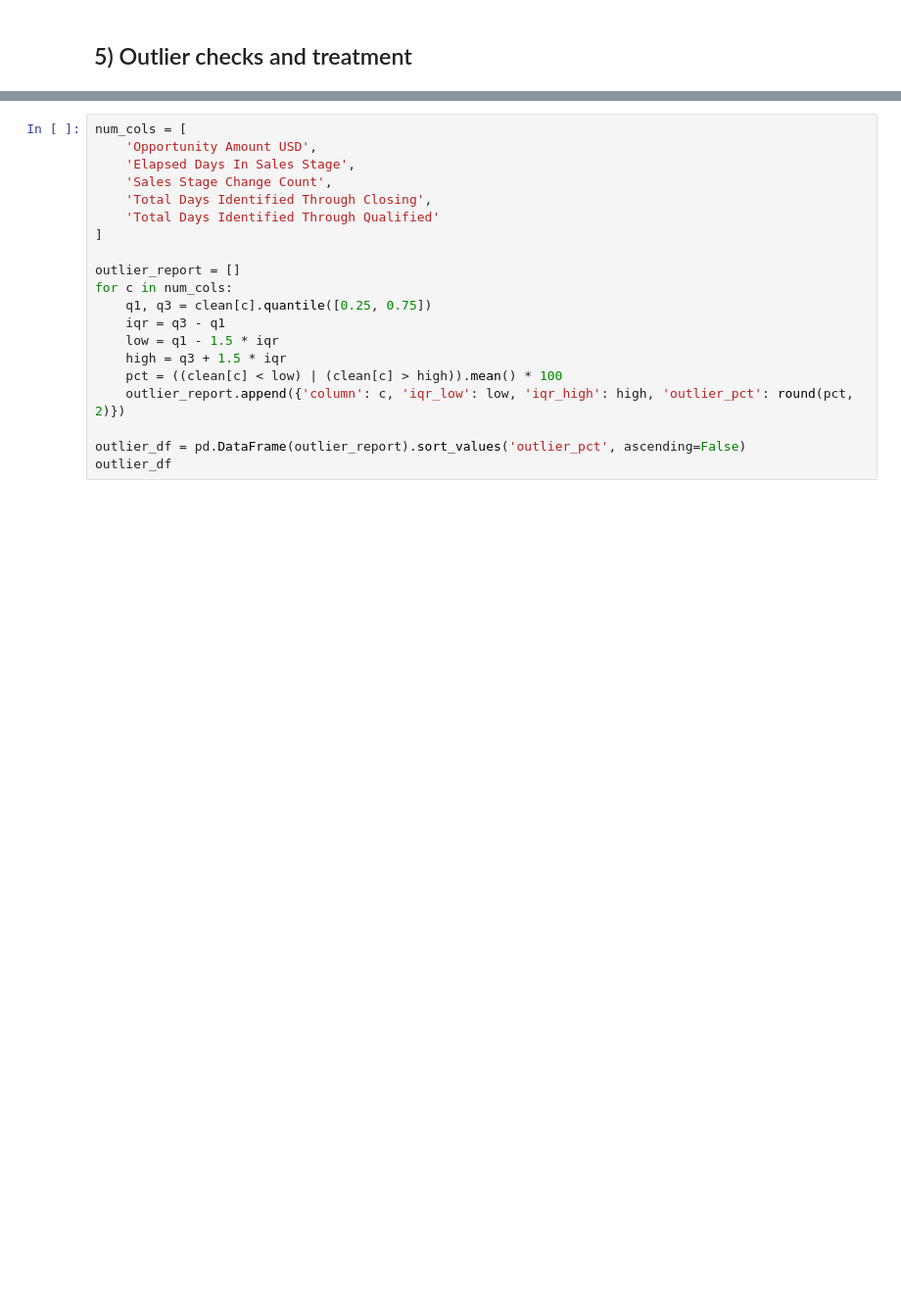
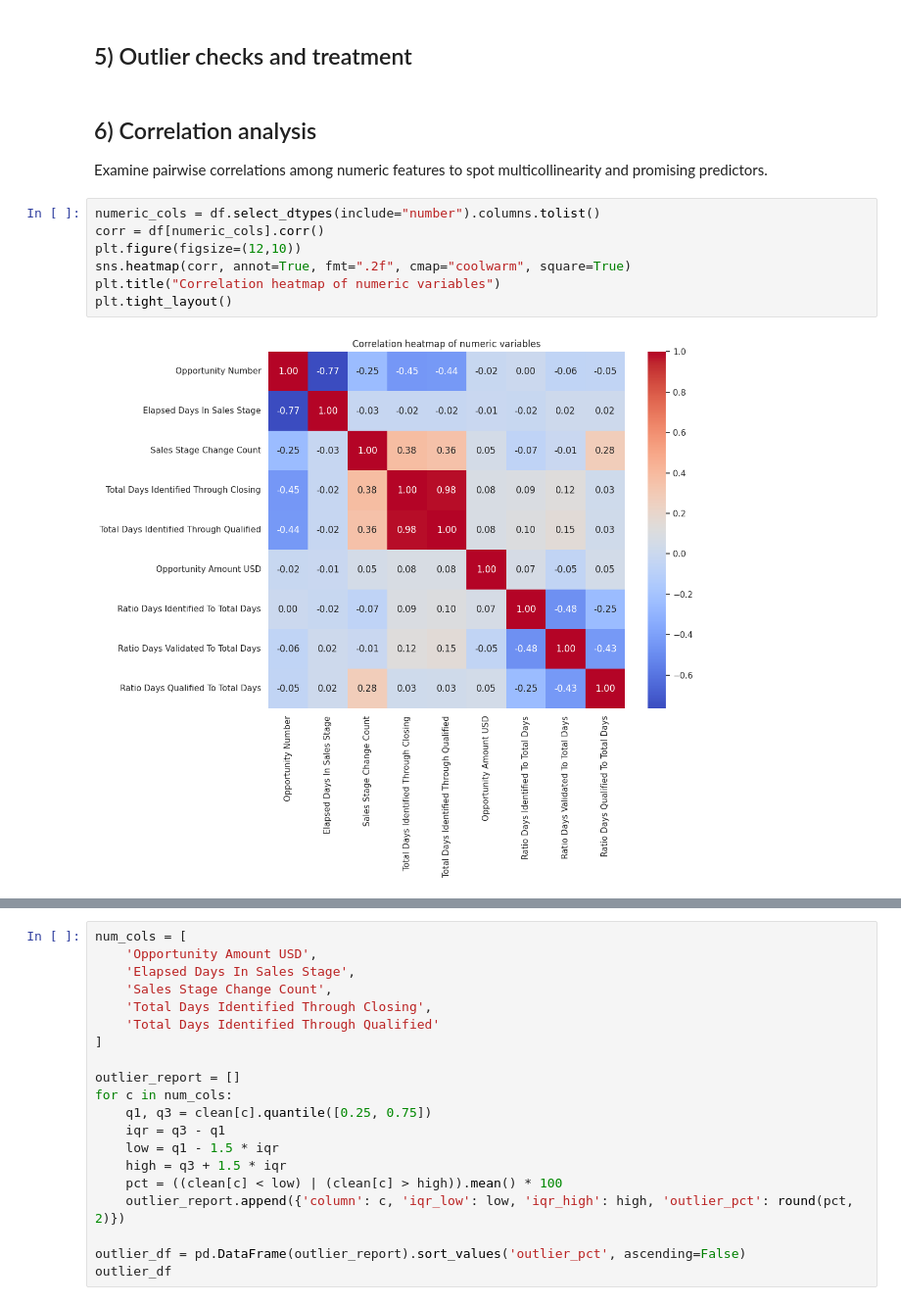
Before and after one commit to mrbungie/mib_cars_analysis, a Jupyter notebook: notebooks/01_eda_cleansing.ipynb, the cells around one changed output, grey strips where cells are left out. Shown at 98% size. Saved outputs shown, nothing was run; the diff lists cells and outputs as text; blank space fills up the shorter version.

Commit message:
Expand EDA: correlation heatmap, distributions, segment analysis

```diff
--- a/notebooks/01_eda_cleansing.ipynb
+++ b/notebooks/01_eda_cleansing.ipynb
@@ -213,3 +213,16 @@ See https://pandas.pydata.org/docs/user_guide/migration-3-strings.html#string-mi
 | 1 | 1658010 | Car Accessories | Exterior Accessories | Pacific | Reseller | 63 | ... |
 # %% [markdown]
 ## 5) Outlier checks and treatment
+# %% [markdown]
+## 6) Correlation analysis
+
+Examine pairwise correlations among numeric features to spot multicollinearity and promising predictors.
+# %%
+numeric_cols = df.select_dtypes(include="number").columns.tolist()
+corr = df[numeric_cols].corr()
+plt.figure(figsize=(12,10))
+sns.heatmap(corr, annot=True, fmt=".2f", cmap="coolwarm", square=True)
+plt.title("Correlation heatmap of numeric variables")
+plt.tight_layout()
+# %% [output]
+[figure, added]
```
Also changed, not shown: parts of 4 cells of this notebook, 9 other files.
